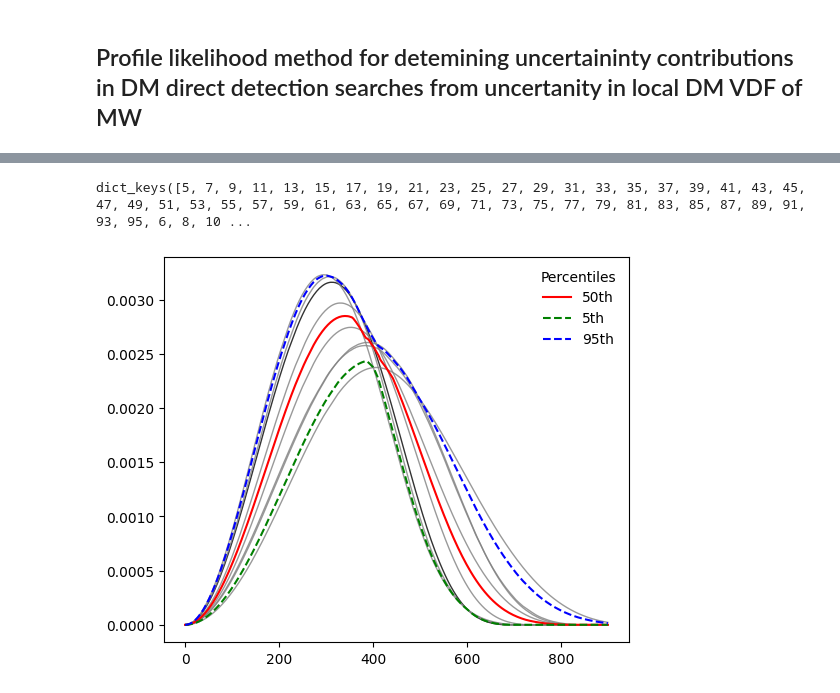
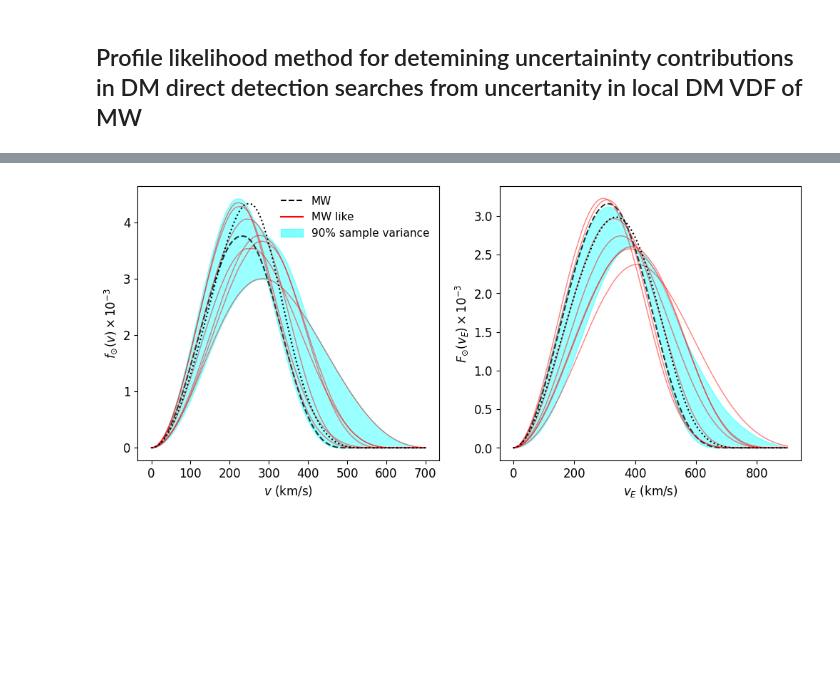
Before and after one commit to Manush19/MWlocalDM, a Jupyter notebook: Notebooks/DMdirectdetection/Nr_ProfileLikelihood.ipynb, the cells around one changed output, grey strips where cells are left out. Drawn from its saved outputs; the diff is of its cells as text; code cells hidden in the pictures; blank space fills up the shorter version.

```diff
--- a/Notebooks/DMdirectdetection/Nr_ProfileLikelihood.ipynb
+++ b/Notebooks/DMdirectdetection/Nr_ProfileLikelihood.ipynb
@@ -88,28 +80,51 @@ rp = pickle.load(open('../../Output/rate_prediction.pkl','rb'))
-# %%
-rp['sample'].keys()
-# %% [output]
-dict_keys([5, 7, 9, 11, 13, 15, 17, 19, 21, 23, 25, 27, 29, 31, 33, 35, 37, 39, 41, 43, 45, 47, 49, 51, 53, 55, 57, 59, 61, 63, 65, 67, 69, 71, 73, 75, 77, 79, 81, 83, 85, 87, 89, 91, 93, 95, 6, 8, 10 ...
-# %%
-fig, ax = plt.subplots()
-VdfEs = []
-for gal in mwgals:
-    vE = mwld[gal]['vE']
-    vdfE = mwld[gal]['vdfE_50']
-    if gal == 'MW':
-        clr = 'k'
-    else:
-        clr = 'grey'
-    ax.plot(vE, vdfE, c=clr, lw=1, alpha=0.8)
-    VdfEs.append(vdfE)
-VdfEs = np.array(VdfEs).T
-vdfe = np.percentile(VdfEs, 50, axis=1)
-ax.plot(vE, vdfe, c = 'r', label='50th')
-vdfe = np.percentile(VdfEs, 5, axis=1)
-ax.plot(vE, vdfe, c = 'g', ls='--', label='5th')
-vdfe = np.percentile(VdfEs, 95, axis=1)
-ax.plot(vE, vdfe, c = 'b', ls='--', label='95th')
-vdfe = norm(vdfE, vE)
-ax.legend(title='Percentiles', frameon=False);
-plt.savefig('../../Output/figures/nuclear/vdf_percentiles.png', bbox_inches='tight', dpi=300)
-# %% [output]
-[figure, removed]
+# %%
+# Compute the percentile VDFs for sample uncertainity analysis
+
+#1. MW + MW like galaxies
+Vdfs, Vescs, Vcircs = [], [], []
+for gal in ['MW'] + mwgals:
+    Vdfs.append(mwld[gal]['vdfs'])
+    Vescs.append(mwld[gal]['vescs'])
+    Vcircs.append(mwld[gal]['vcircs'])
+Vdfs = np.vstack(Vdfs).T
+Vescs = np.concatenate(Vescs)
+Vcircs = np.concatenate(Vcircs)
+
+percentiles = np.around(np.arange(1., 99., 1),2)
+Vdf_pers = {}
+VdfE_pers = {}
+for per in tqdm(percentiles):
+    Vdf_pers[per] = np.percentile(Vdfs, per, axis=1)
+    VdfE_pers[per] = get_vdf_ert(vE=mwd['vE'], v=mwd['v'], vdf=Vdf_pers[per], vesc=np.percentile(Vescs, per), vcirc=np.percentile(Vcircs, per))
+# %%
+fig, axs = plt.subplots(1, 2, figsize=(12,5))
+ax1, ax2 = axs
+
+# for per in percentiles:
+#     ax1.plot(mwd['v'], 1e3*Vdf_pers[per], c='grey', alpha=0.2, zorder=2)
+#     ax2.plot(mwd['vE'], 1e3*VdfE_pers[per], c='grey', alpha=0.2, zorder=2)
+
+for gal in ['MW']+mwgals:
+    clr, lw, ls, alpha = ('k', 1.5, '--', 0.8) if gal == 'MW' else ('r', 1, '-', 0.5)
+    ax1.plot(mwld[gal]['v'], 1e3*mwld[gal]['vdf_50'], c=clr, lw=lw, alpha=alpha, ls=ls, zorder=1)
+    ax2.plot(mwld[gal]['vE'], 1e3*mwld[gal]['vdfE_50'], c=clr, lw=lw, alpha=alpha, ls=ls, zorder=1)
+ax1.plot(mwld['PB']['v'], 1e3*mwld['PB']['vdf_50'], c='k', ls=':')
+ax2.plot(mwld['PB']['vE'], 1e3*mwld['PB']['vdfE_50'], c='k', ls=':')
+
+ax1.fill_between(mwd['v'], 1e3*Vdf_pers[5.0], 1e3*Vdf_pers[95.0], color='cyan', alpha=0.4, zorder=0)
+ax2.fill_between(mwd['vE'], 1e3*VdfE_pers[5.0], 1e3*VdfE_pers[95.0], color='cyan', alpha=0.4, zorder=0)
+
+ax1.plot(np.nan, np.nan, c='k', ls='--', label='MW')
+ax1.plot(np.nan, np.nan, c='r', ls='-', label='MW like')
+# ax1.plot(np.nan, np.nan, c='k', ls=':', label='MW from PB14 RC')
+ax1.fill_between([0,0], [0,0], [0,0], color='cyan', alpha=0.5, label='90% sample variance')
+ax1.legend(frameon=0, prop={'size':11})
+
+ax1.set_xlabel('$v$ (km/s)')
+ax2.set_xlabel('$v_{E}$ (km/s)')
+ax1.set_ylabel(r'$f_{\odot}(v) \times 10^{-3}$')
+ax2.set_ylabel(r'$F_{\odot}(v_E) \times 10^{-3}$')
+
+# plt.savefig('../../Output/figures/nuclear/vdf_sample_variance_showingPB.png', bbox_inches='tight', dpi=300)
+# %% [output]
+[figure, added]
```
Also changed, not shown: parts of 10 cells of this notebook, 33 other files.
